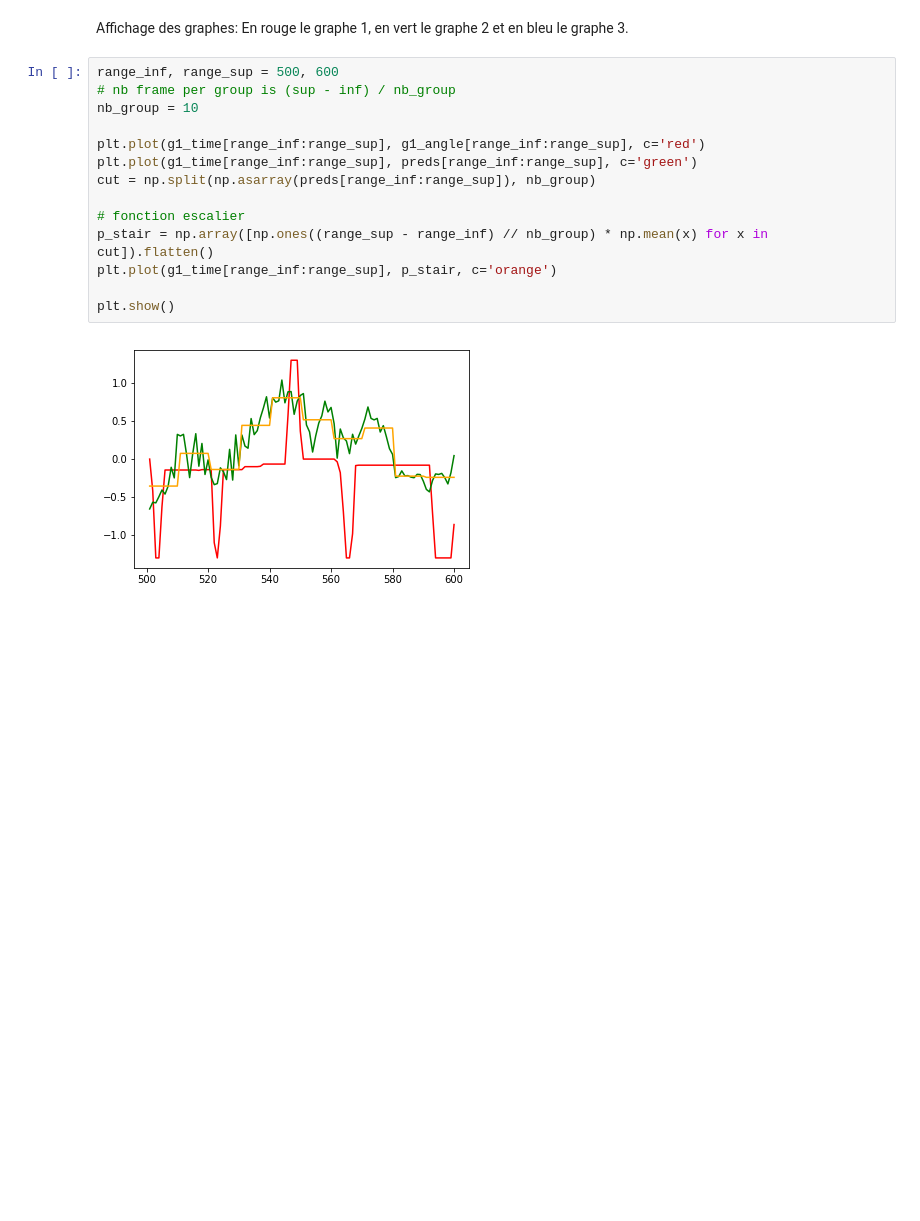
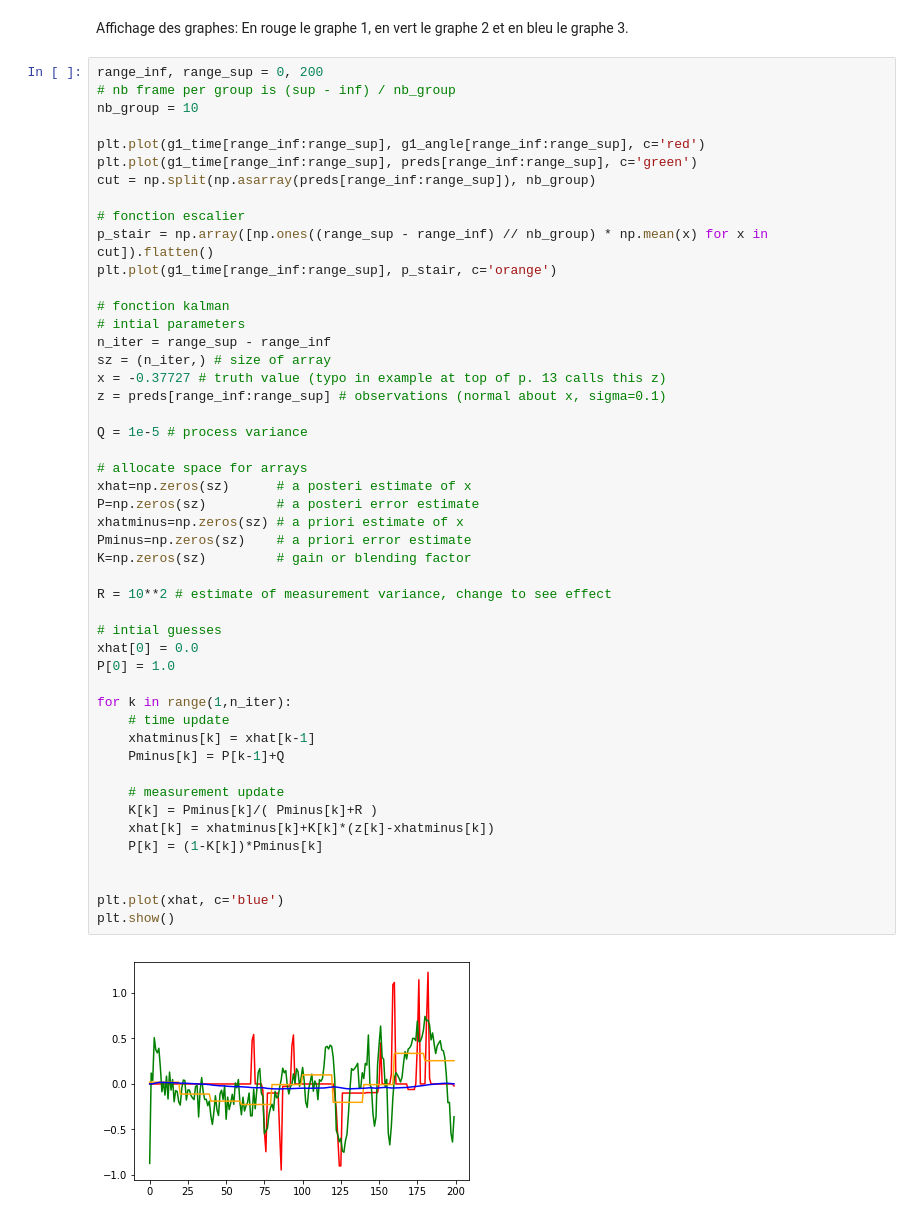
Before and after one commit to Max0u/RobotCar-SCIA, a Jupyter notebook: speed_prediction/speed_prediction.ipynb, the cells around one changed output. Saved outputs shown, nothing was run; the diff lists cells and outputs as text; blank space fills up the shorter version.

Commit message:
[KALMAN] plot

```diff
--- a/speed_prediction/speed_prediction.ipynb
+++ b/speed_prediction/speed_prediction.ipynb
@@ -49,18 +48,52 @@ preds = mod.predict(np.array(imgs))
 # %% [markdown]
 Affichage des graphes: En rouge le graphe 1, en vert le graphe 2 et en bleu le graphe 3.
 # %%
-range_inf, range_sup = 500, 600
+range_inf, range_sup = 0, 200
 # nb frame per group is (sup - inf) / nb_group
 nb_group = 10
 
 plt.plot(g1_time[range_inf:range_sup], g1_angle[range_inf:range_sup], c='red')
 plt.plot(g1_time[range_inf:range_sup], preds[range_inf:range_sup], c='green')
 cut = np.split(np.asarray(preds[range_inf:range_sup]), nb_group)
 
 # fonction escalier
 p_stair = np.array([np.ones((range_sup - range_inf) // nb_group) * np.mean(x) for x in cut]).flatten()
 plt.plot(g1_time[range_inf:range_sup], p_stair, c='orange')
 
+# fonction kalman
+# intial parameters
+n_iter = range_sup - range_inf
+sz = (n_iter,) # size of array
+x = -0.37727 # truth value (typo in example at top of p. 13 calls this z)
+z = preds[range_inf:range_sup] # observations (normal about x, sigma=0.1)
+
+Q = 1e-5 # process variance
+
+# allocate space for arrays
+xhat=np.zeros(sz)      # a posteri estimate of x
+P=np.zeros(sz)         # a posteri error estimate
+xhatminus=np.zeros(sz) # a priori estimate of x
+Pminus=np.zeros(sz)    # a priori error estimate
+K=np.zeros(sz)         # gain or blending factor
+
+R = 10**2 # estimate of measurement variance, change to see effect
+
+# intial guesses
+xhat[0] = 0.0
+P[0] = 1.0
+
+for k in range(1,n_iter):
+    # time update
+    xhatminus[k] = xhat[k-1]
+    Pminus[k] = P[k-1]+Q
+
+    # measurement update
+    K[k] = Pminus[k]/( Pminus[k]+R )
+    xhat[k] = xhatminus[k]+K[k]*(z[k]-xhatminus[k])
+    P[k] = (1-K[k])*Pminus[k]
+
+
+plt.plot(xhat, c='blue')
 plt.show()
 # %% [output]
-[figure, old version]
+[figure, new version]
```
Also changed, not shown: parts of 3 cells of this notebook.
